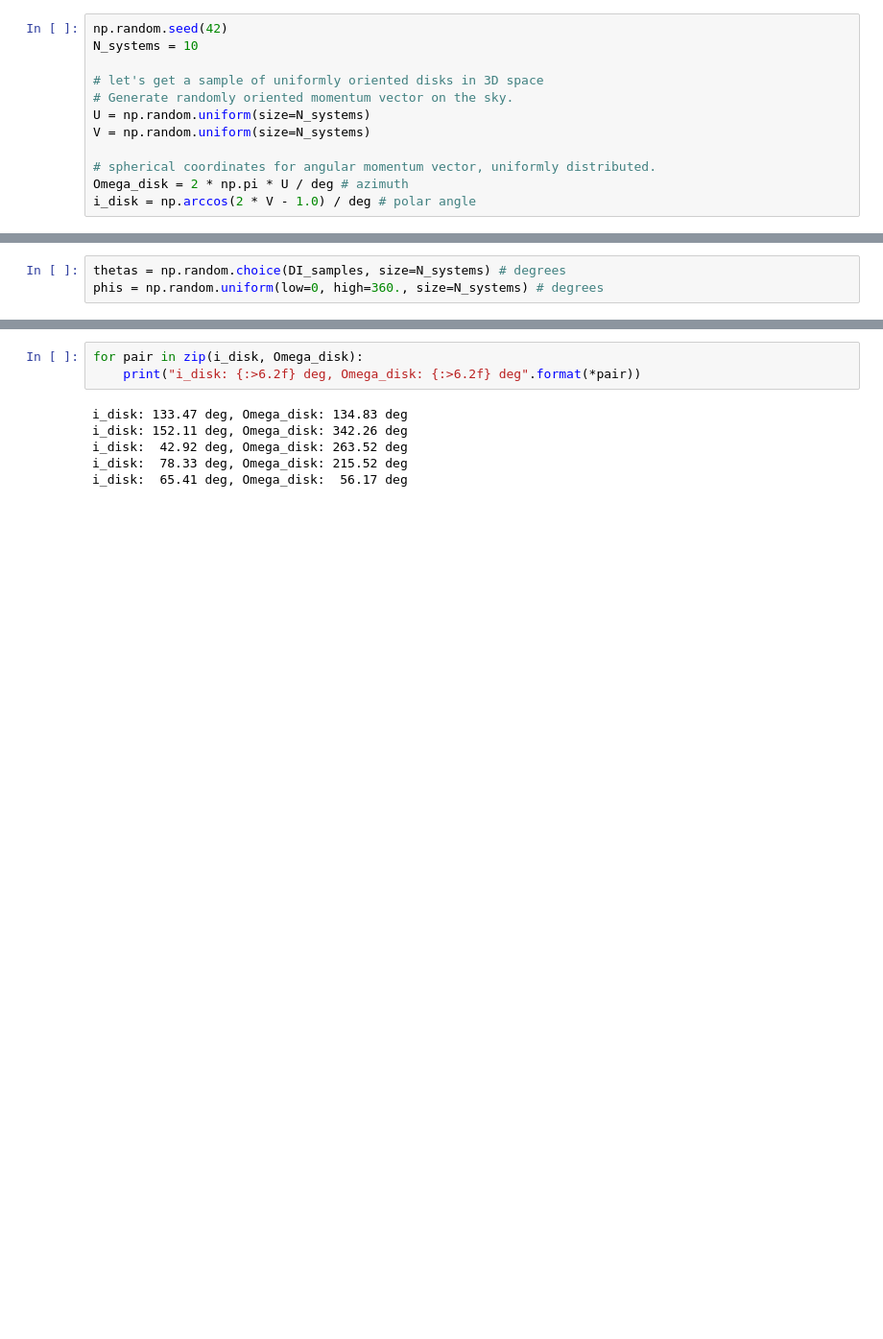
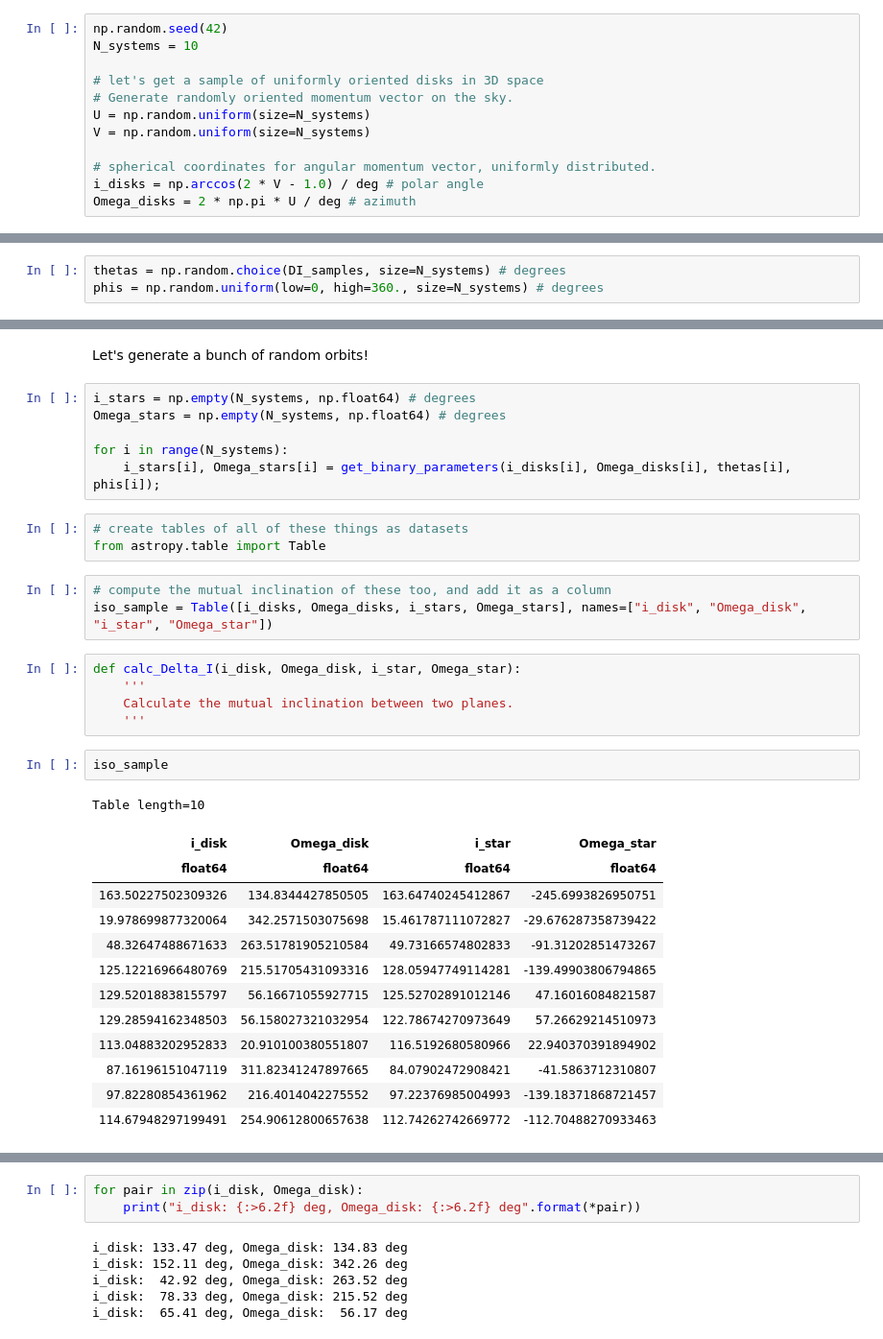
Before and after one commit to iancze/hierarchical-mutual-inclinations, a Jupyter notebook: MutualInclinations.ipynb, the cells around one changed output, grey strips where cells are left out. Shown at 96% size. Cells and saved outputs as stored; diff of their text form; blank space fills up the shorter version.

```diff
--- a/MutualInclinations.ipynb
+++ b/MutualInclinations.ipynb
@@ -348,8 +348,8 @@ U = np.random.uniform(size=N_systems)
 V = np.random.uniform(size=N_systems)
 
 # spherical coordinates for angular momentum vector, uniformly distributed.
-Omega_disk = 2 * np.pi * U / deg # azimuth
-i_disk = np.arccos(2 * V - 1.0) / deg # polar angle
+i_disks = np.arccos(2 * V - 1.0) / deg # polar angle
+Omega_disks = 2 * np.pi * U / deg # azimuth
 # %% [markdown]
 ## Random isotropic binary orbits
 
@@ -453,0 +590,35 @@ first, rotate
+# %% [markdown]
+Let's generate a bunch of random orbits!
+# %%
+i_stars = np.empty(N_systems, np.float64) # degrees
+Omega_stars = np.empty(N_systems, np.float64) # degrees
+
+for i in range(N_systems):
+    i_stars[i], Omega_stars[i] = get_binary_parameters(i_disks[i], Omega_disks[i], thetas[i], phis[i]);
+# %%
+# create tables of all of these things as datasets
+from astropy.table import Table
+# %%
+# compute the mutual inclination of these too, and add it as a column
+iso_sample = Table([i_disks, Omega_disks, i_stars, Omega_stars], names=["i_disk", "Omega_disk", "i_star", "Omega_star"])
+# %%
+def calc_Delta_I(i_disk, Omega_disk, i_star, Omega_star):
+    '''
+    Calculate the mutual inclination between two planes.
+    '''
+# %%
+iso_sample
+# %% [output]
+Table length=10
+| i_disk | Omega_disk | i_star | Omega_star |
+| float64 | float64 | float64 | float64 |
+| 163.50227502309326 | 134.8344427850505 | 163.64740245412867 | -245.6993826950751 |
+| 19.978699877320064 | 342.2571503075698 | 15.461787111072827 | -29.676287358739422 |
+| 48.32647488671633 | 263.51781905210584 | 49.73166574802833 | -91.31202851473267 |
+| 125.12216966480769 | 215.51705431093316 | 128.05947749114281 | -139.49903806794865 |
+| 129.52018838155797 | 56.16671055927715 | 125.52702891012146 | 47.16016084821587 |
+| 129.28594162348503 | 56.158027321032954 | 122.78674270973649 | 57.26629214510973 |
+| 113.04883202952833 | 20.910100380551807 | 116.5192680580966 | 22.940370391894902 |
+| 87.16196151047119 | 311.82341247897665 | 84.07902472908421 | -41.5863712310807 |
+| 97.82280854361962 | 216.4014042275552 | 97.22376985004993 | -139.18371868721457 |
+| 114.67948297199491 | 254.90612800657638 | 112.74262742669772 | -112.70488270933463 |
```
Also changed, not shown: parts of 12 cells of this notebook.
